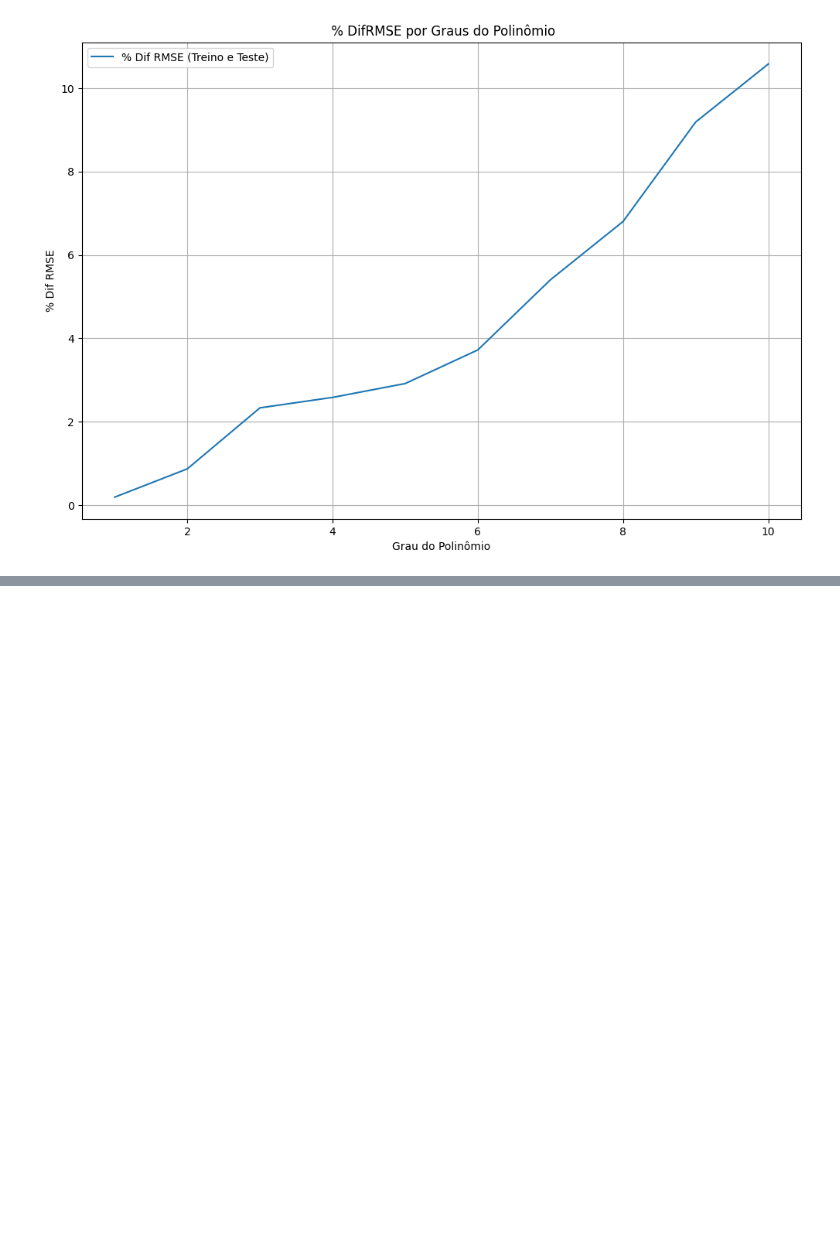
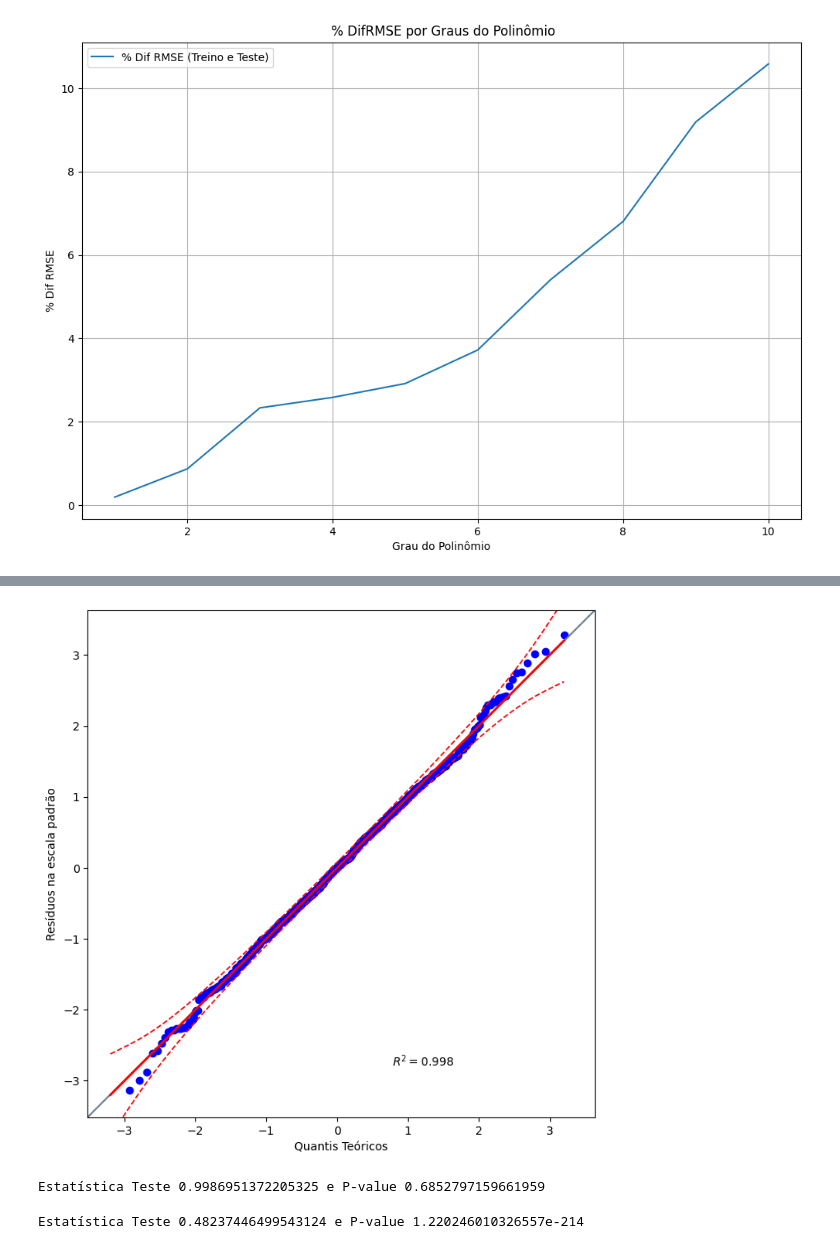
Before and after one commit to LucaPinheiro/modelos_regressao_linear, a Jupyter notebook: modelos/modelo_salario.ipynb, the cells around one changed output, grey strips where cells are left out. Cells and saved outputs as stored; diff of their text form; code cells hidden in the pictures; blank space fills up the shorter version.

```diff
--- a/modelos/modelo_salario.ipynb
+++ b/modelos/modelo_salario.ipynb
@@ -491,0 +524,28 @@ plt.show()
+# %%
+# Checkar se resíduos sefguem uma distribuição normal
+# QQ plot
+import pingouin as pg
+plt.figure(figsize=(14, 8))
+pg.qqplot(residuos_std, dist='norm', confidence=0.95)
+plt.xlabel('Quantis Teóricos')
+plt.ylabel('Resíduos na escala padrão')
+plt.show()
+# %% [output]
+[figure, added]
+# %%
+# Teste de Normalidade - Shapiro-Wilk
+
+from scipy.stats import shapiro, kstest
+from statsmodels.stats.diagnostic import lilliefors
+
+stat_shapiro, p_value_shapiro = shapiro(residuos)
+print(f'Estatística Teste {stat_shapiro} e P-value {p_value_shapiro}')
+# %% [output]
+Estatística Teste 0.9986951372205325 e P-value 0.6852797159661959
+# %%
+# Teste de Normalidade - Kolmogorov-Smirnov
+
+stat_ks, p_value_ks = kstest(residuos, 'norm')
+print(f'Estatística Teste {stat_ks} e P-value {p_value_ks}')
+# %% [output]
+Estatística Teste 0.48237446499543124 e P-value 1.220246010326557e-214
```
Also changed, not shown: parts of 7 cells of this notebook.
